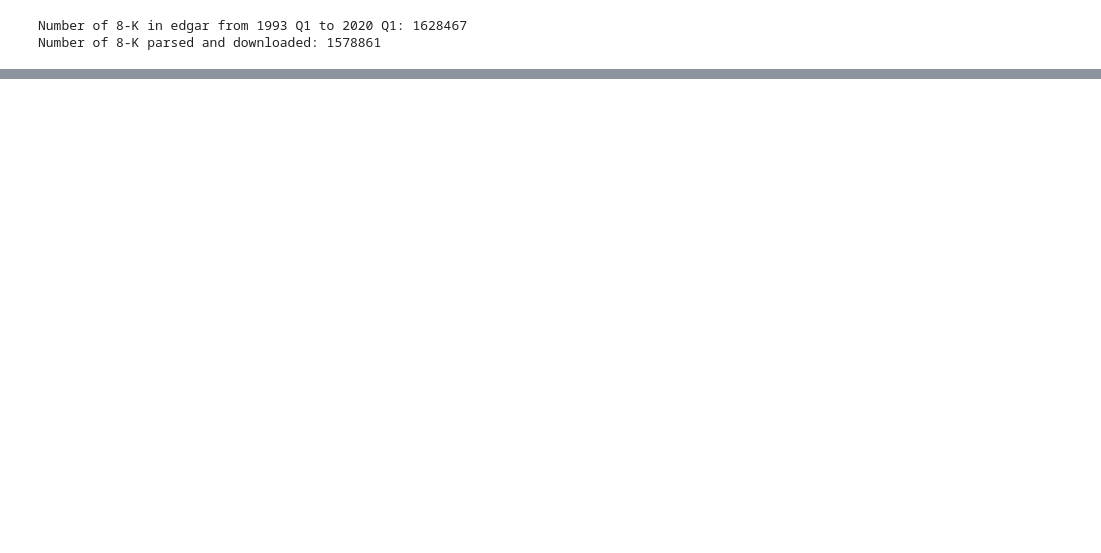
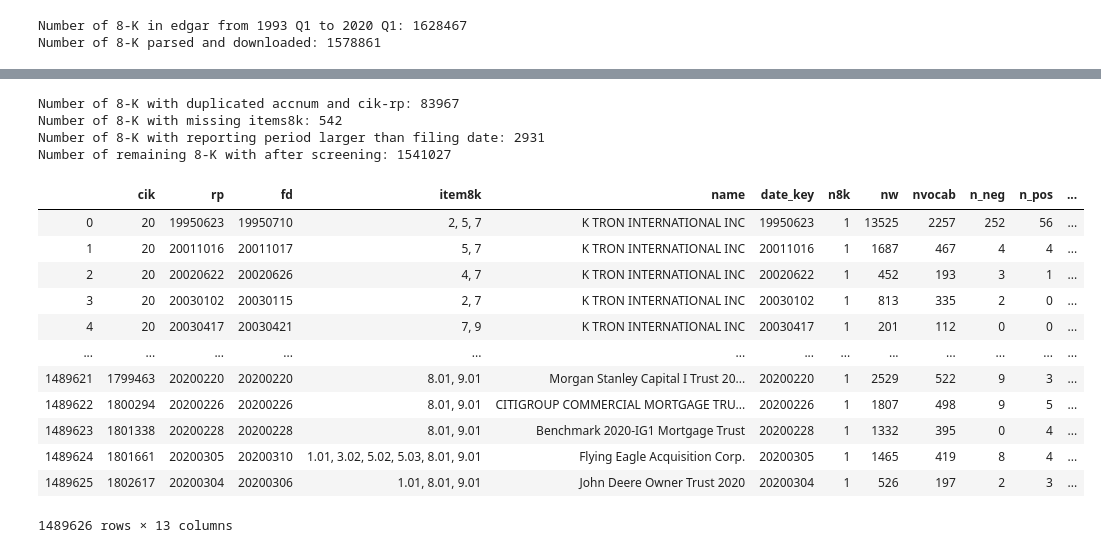
Before and after one commit to fengzhi22/narrative_conservatism, a Jupyter notebook: code/4_statistics_8-K.ipynb, the cells around one changed output, grey strips where cells are left out. Drawn from its saved outputs; the diff is of its cells as text; code cells hidden in the pictures; blank space fills up the shorter version.

```diff
--- a/code/4_statistics_8-K.ipynb
+++ b/code/4_statistics_8-K.ipynb
@@ -200,0 +329,42 @@ id_data['date_key'] = id_data['rp'].astype(str).str[:-2]
+# %%
+########################################################################################
+######################## Merge ID_DATA with TEXT_DATA into EDGAR #######################
+########################################################################################
+
+id_data = concatenate('..\\filings', data_type_id + '_'+ obj_type + '_' + '*.csv')
+
+############## Prepare merge: ID_DATA
+id_data['fd'] = id_data['fd'].str.replace('-', '')
+id_data['rp'] = id_data['rp'].str.replace('-', '')
+id_data['date_key'] = id_data['rp'].astype(str)
+
+############## Drop unnecessary columns and reorder id_data
+id_data = id_data.drop(columns=['file_type', 'sic', 'fye', 'bazip', 'state'])
+id_data = id_data[['cik', 'rp', 'fd', 'accnum', 'item8k', 'name', 'date_key']].sort_values(by = ['cik', 'rp'])
+
+############## Drop 8-Ks that has duplicated accnum and cik-rp
+del_accnum = id_data[id_data.duplicated('accnum')].shape[0]
+id_data = id_data[id_data.duplicated('accnum') == False]
+del_cik_rp = id_data[id_data.duplicated(subset=['cik', 'rp','item8k'])].shape[0]
+id_data = id_data[id_data.duplicated(subset=['cik', 'rp','item8k']) == False]
+print('Number of ' + obj_type + ' with duplicated accnum and cik-rp-item8k: ' + str(del_accnum + del_cik_rp))
+
+############## Drop 8-Ks without items
+del_item8k = id_data[id_data['item8k'].isnull()].shape[0]
+id_data = id_data[id_data['item8k'].notnull()]
+print('Number of ' + obj_type + ' with missing items8k: ' + str(del_item8k))
+
+############## Drop 8-Ks with reporting period larger than filing date
+del_rp_fd = id_data[id_data['rp'].astype(int) > id_data['fd'].astype(int)].shape[0]
+id_data = id_data[id_data['rp'].astype(int) <= id_data['fd'].astype(int)]
+print('Number of ' + obj_type + ' with reporting period larger than filing date: ' + str(del_rp_fd))
+
+print('Number of remaining ' + obj_type + ' with after screening: ' + str(id_data.shape[0]))
+
+############## Count number of 8k per cik-day
+id_data = id_data.join(id_data.groupby(['cik', 'rp']).size().rename('n8k'), on=['cik', 'rp'])
+# %% [output]
+Number of 8-K with duplicated accnum and cik-rp: 83967
+Number of 8-K with missing items8k: 542
+Number of 8-K with reporting period larger than filing date: 2931
+Number of remaining 8-K with after screening: 1541027
@@ -201 +431,22 @@ id_data['date_key'] = id_data['rp'].astype(str).str[:-2]
+# %%
+########## Load edgar_8-K dataset
+edgar_cols = ['cik', 'rp', 'fd', 'item8k', 'name', 'date_key', 'n8k', 'nw', 'nvocab', 'n_neg', 'n_pos', 'n_negation', 'tone']
+edgar = pd.read_csv('..\\filings\\edgar_8-K.csv', usecols = edgar_cols)
+
+########## Inspect edgar_8-K dataset
+edgar
+# %% [output]
+|  | cik | rp | fd | item8k | name | date_key | n8k | nw | nvocab | n_neg | n_pos | ... |
+| 0 | 20 | 19950623 | 19950710 | 2, 5, 7 | K TRON INTERNATIONAL INC | 19950623 | 1 | 13525 | 2257 | 252 | 56 | ... |
+| 1 | 20 | 20011016 | 20011017 | 5, 7 | K TRON INTERNATIONAL INC | 20011016 | 1 | 1687 | 467 | 4 | 4 | ... |
+| 2 | 20 | 20020622 | 20020626 | 4, 7 | K TRON INTERNATIONAL INC | 20020622 | 1 | 452 | 193 | 3 | 1 | ... |
+| 3 | 20 | 20030102 | 20030115 | 2, 7 | K TRON INTERNATIONAL INC | 20030102 | 1 | 813 | 335 | 2 | 0 | ... |
+| 4 | 20 | 20030417 | 20030421 | 7, 9 | K TRON INTERNATIONAL INC | 20030417 | 1 | 201 | 112 | 0 | 0 | ... |
+| ... | ... | ... | ... | ... | ... | ... | ... | ... | ... | ... | ... | ... |
+| 1489621 | 1799463 | 20200220 | 20200220 | 8.01, 9.01 | Morgan Stanley Capital I Trust 20... | 20200220 | 1 | 2529 | 522 | 9 | 3 | ... |
+| 1489622 | 1800294 | 20200226 | 20200226 | 8.01, 9.01 | CITIGROUP COMMERCIAL MORTGAGE TRU... | 20200226 | 1 | 1807 | 498 | 9 | 5 | ... |
+| 1489623 | 1801338 | 20200228 | 20200228 | 8.01, 9.01 | Benchmark 2020-IG1 Mortgage Trust | 20200228 | 1 | 1332 | 395 | 0 | 4 | ... |
+| 1489624 | 1801661 | 20200305 | 20200310 | 1.01, 3.02, 5.02, 5.03, 8.01, 9.01 | Flying Eagle Acquisition Corp. | 20200305 | 1 | 1465 | 419 | 8 | 4 | ... |
+| 1489625 | 1802617 | 20200304 | 20200306 | 1.01, 8.01, 9.01 | John Deere Owner Trust 2020 | 20200304 | 1 | 526 | 197 | 2 | 3 | ... |
+1489626 rows × 13 columns
 # %%
```
Also changed, not shown: parts of 26 cells of this notebook, 16 other files.
